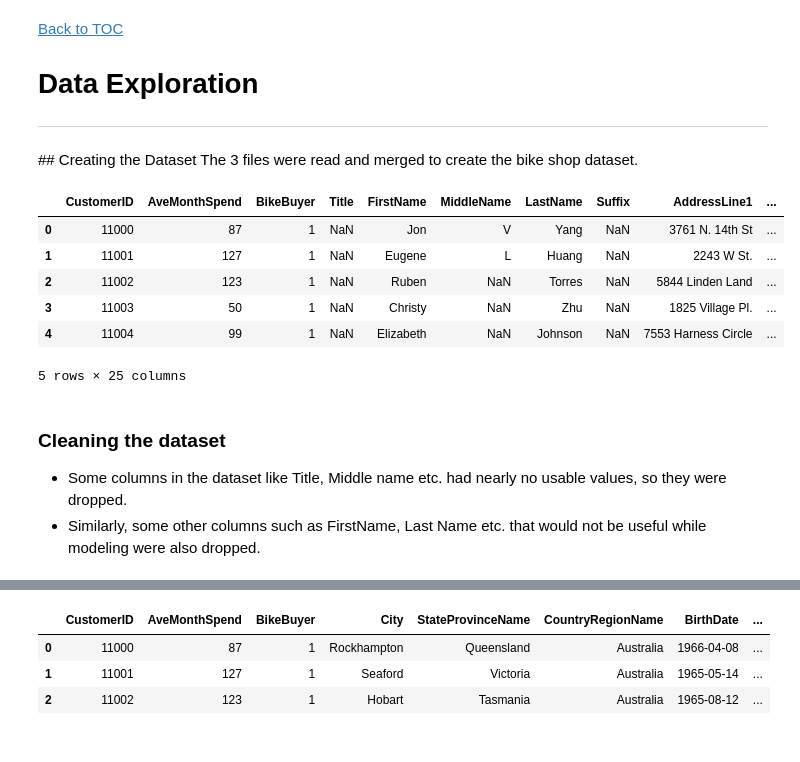
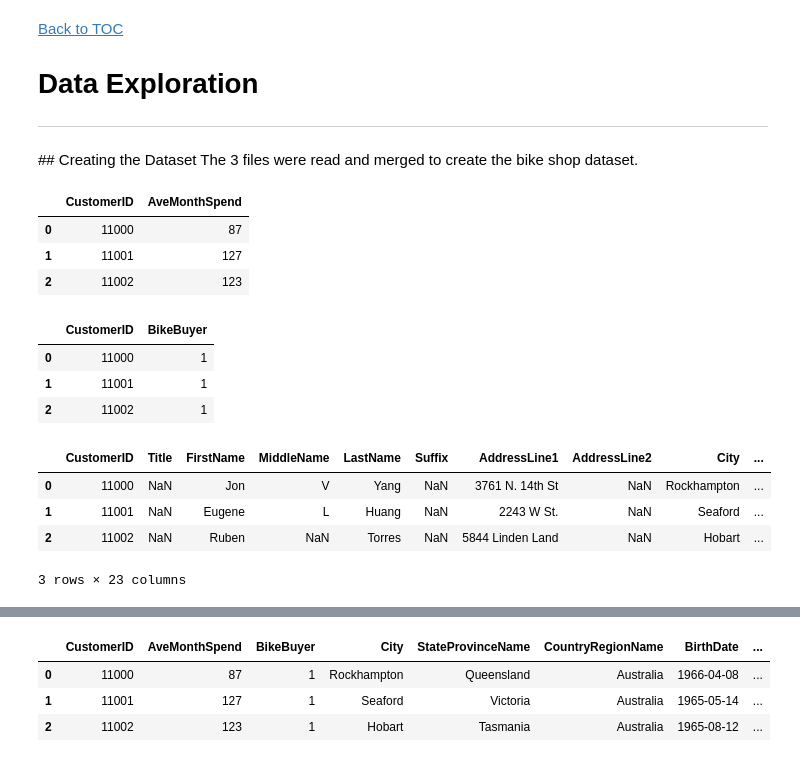
Before and after one commit to noorzaman/challange_weeknd, a Jupyter notebook: challange_weekend.ipynb, the cells around one changed output, grey strips where cells are left out. Saved outputs shown, nothing was run; the diff lists cells and outputs as text; code cells hidden in the pictures.

```diff
--- a/challange_weekend.ipynb
+++ b/challange_weekend.ipynb
@@ -36,18 +37,29 @@ The 3 files were read and merged to create the bike shop dataset.
 df_ave = pd.read_csv("AW_AveMonthSpend.csv", sep=",", encoding='latin-1')
 df_buyer = pd.read_csv("AW_BikeBuyer.csv", sep=",", encoding='latin-1')
 df_customer = pd.read_csv("AW_Customers.csv", sep=",", encoding='latin-1')
+
+df_ave = df_ave.rename(index=str, columns={"?CustomerID": "CustomerID"})
+df_buyer = df_buyer.rename(index=str, columns={"?CustomerID": "CustomerID"})
+df_customer = df_customer.rename(index=str, columns={"?CustomerID": "CustomerID"})
-# %%
-merged_df.head()
-# %% [output]
-|  | CustomerID | AveMonthSpend | BikeBuyer | Title | FirstName | MiddleName | LastName | Suffix | AddressLine1 | ... |
-| 0 | 11000 | 87 | 1 | NaN | Jon | V | Yang | NaN | 3761 N. 14th St | ... |
-| 1 | 11001 | 127 | 1 | NaN | Eugene | L | Huang | NaN | 2243 W St. | ... |
-| 2 | 11002 | 123 | 1 | NaN | Ruben | NaN | Torres | NaN | 5844 Linden Land | ... |
-| 3 | 11003 | 50 | 1 | NaN | Christy | NaN | Zhu | NaN | 1825 Village Pl. | ... |
-| 4 | 11004 | 99 | 1 | NaN | Elizabeth | NaN | Johnson | NaN | 7553 Harness Circle | ... |
-5 rows × 25 columns
-# %% [markdown]
-### Cleaning the dataset
-
-- Some columns in the dataset like Title, Middle name etc. had nearly no usable values, so they were dropped.
-- Similarly, some other columns such as FirstName, Last Name etc. that would not be useful while modeling were also dropped.
+# %%
+df_ave.head(3)
+# %% [output]
+|  | CustomerID | AveMonthSpend |
+| 0 | 11000 | 87 |
+| 1 | 11001 | 127 |
+| 2 | 11002 | 123 |
+# %%
+df_buyer.head(3)
+# %% [output]
+|  | CustomerID | BikeBuyer |
+| 0 | 11000 | 1 |
+| 1 | 11001 | 1 |
+| 2 | 11002 | 1 |
+# %%
+df_customer.head(3)
+# %% [output]
+|  | CustomerID | Title | FirstName | MiddleName | LastName | Suffix | AddressLine1 | AddressLine2 | City | ... |
+| 0 | 11000 | NaN | Jon | V | Yang | NaN | 3761 N. 14th St | NaN | Rockhampton | ... |
+| 1 | 11001 | NaN | Eugene | L | Huang | NaN | 2243 W St. | NaN | Seaford | ... |
+| 2 | 11002 | NaN | Ruben | NaN | Torres | NaN | 5844 Linden Land | NaN | Hobart | ... |
+3 rows × 23 columns
```
Also changed, not shown: parts of 19 cells of this notebook, 5 other files.
